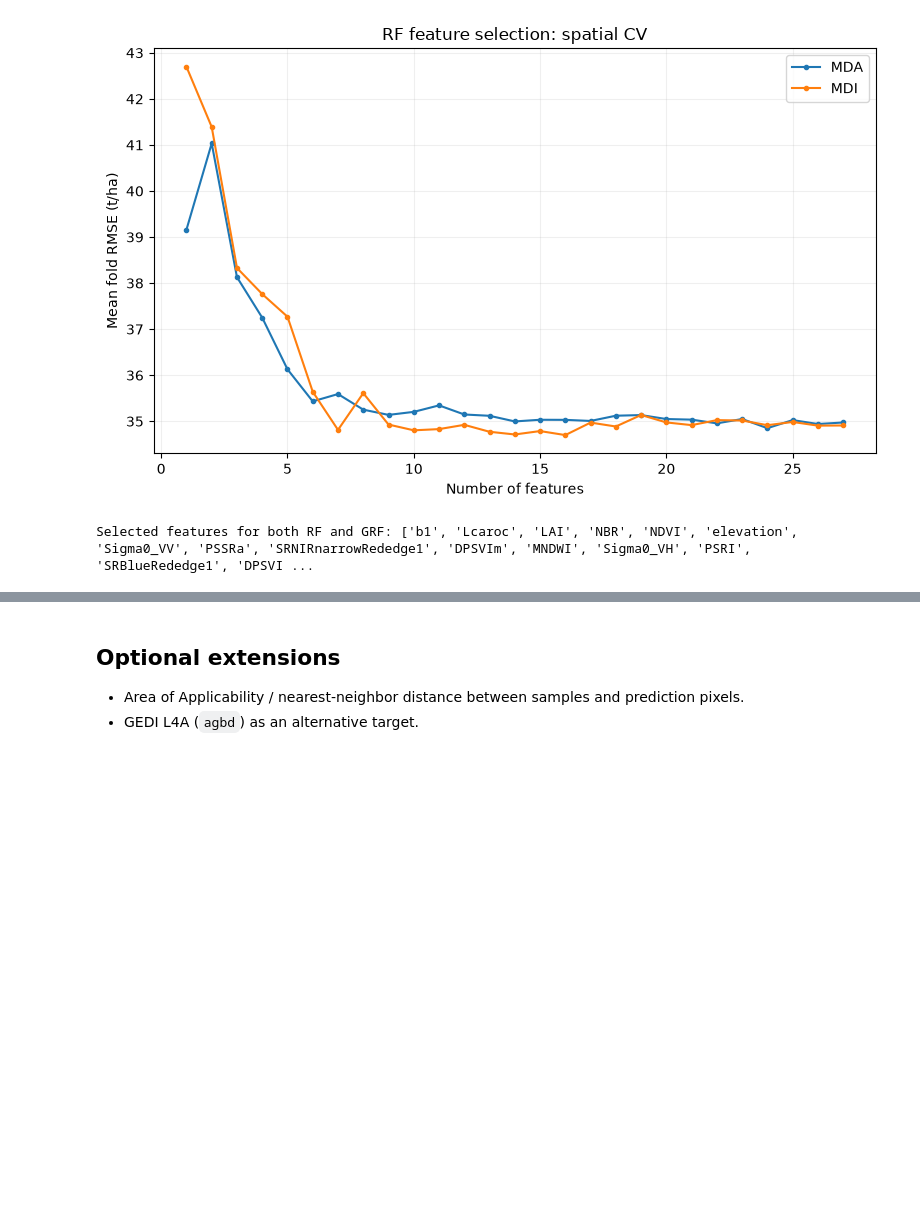
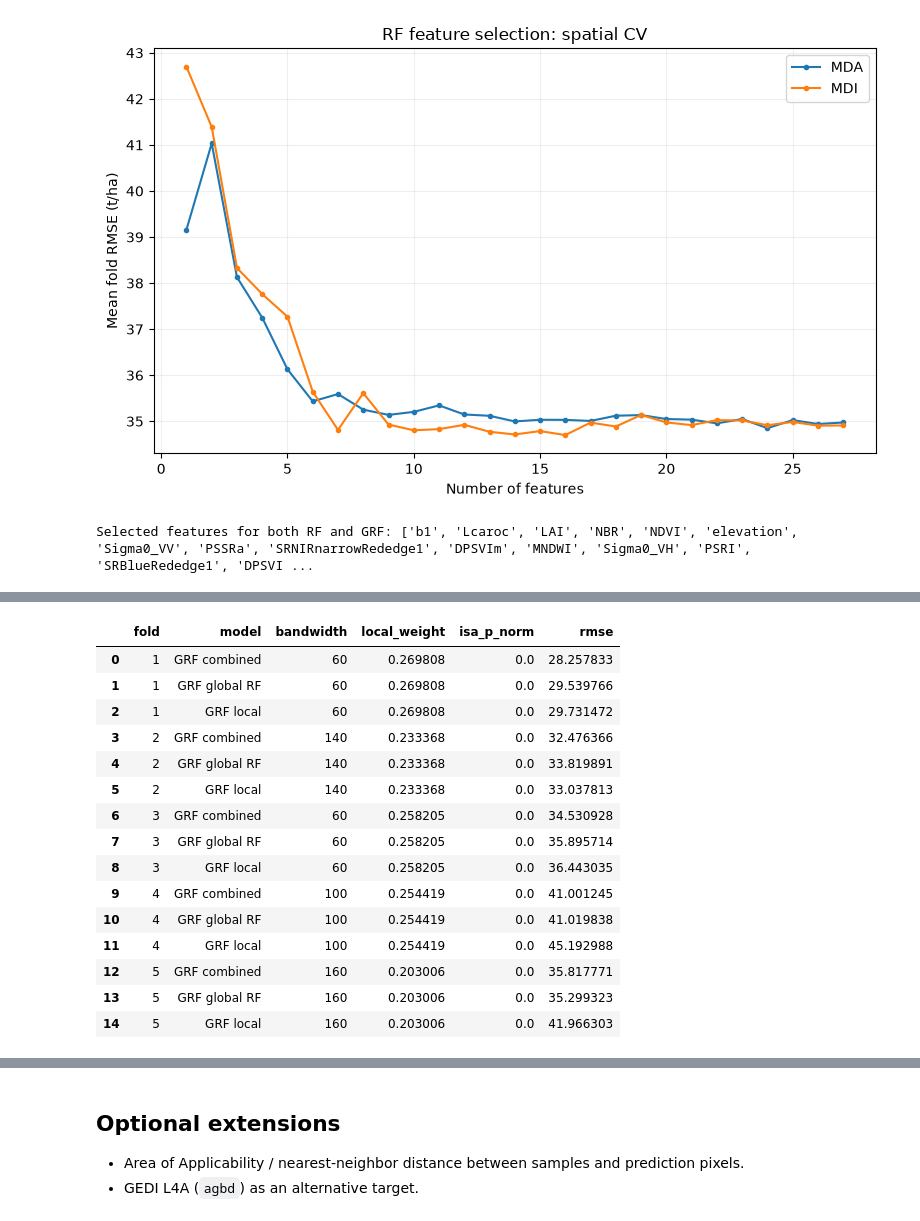
Before and after one commit to sdesena/above-ground-biomass-machine-learning, a Jupyter notebook: notebooks/biomass-spatial-aware-modeling.ipynb, the cells around one changed output, grey strips where cells are left out. Saved outputs shown, nothing was run; the diff lists cells and outputs as text; code cells hidden in the pictures; blank space fills up the shorter version.

```diff
--- a/notebooks/biomass-spatial-aware-modeling.ipynb
+++ b/notebooks/biomass-spatial-aware-modeling.ipynb
@@ -1281,2 +1351,70 @@ Inspired by `cap423-slides/06/10_GRF_Classification_PyGRF_spatialCV.ipynb`, adap
 # %%
-# TODO: fit and evaluate GRF with spatial CV and the held-out test
+import warnings
+from PyGRF import PyGRF
+
+GRF_TREES = 30
+GRF_BW_MIN, GRF_BW_MAX, GRF_BW_STEP = 20, 200, 20
+
+def projected_coordinates(frame):
+    return pd.DataFrame({"x": frame.geometry.x.to_numpy() / 1000,
+                         "y": frame.geometry.y.to_numpy() / 1000})
+
+def isa_parameters(target, coords):
+    if len(target) <= GRF_BW_MAX:
+        raise ValueError("Training fold must have more samples than GRF_BW_MAX.")
+    # ISA uses permutation draws internally; seed them for reproducibility.
+    np.random.seed(SEED)
+    bw, weight, p_value = PyGRF.search_bw_lw_ISA(
+        target.reset_index(drop=True), coords,
+        bw_min=GRF_BW_MIN, bw_max=GRF_BW_MAX + 1, step=GRF_BW_STEP,
+    )
+    if not np.isfinite(weight) or not 0 <= weight <= 1:
+        raise ValueError(f"ISA returned an invalid local weight: {weight}")
+    return int(bw), float(weight), float(p_value)
+
+def make_grf(bandwidth):
+    return PyGRF.PyGRFBuilder(
+        band_width=bandwidth, n_estimators=GRF_TREES, max_features=1.0,
+        train_weighted=True, predict_weighted=True, resampled=True,
+        bootstrap=True, random_state=SEED, n_jobs=1,
+    )
+
+def fit_grf(model, predictors, target, coords):
+    # PyGRF always computes OOB estimates with bootstrap, but we do not use them.
+    with warnings.catch_warnings():
+        warnings.filterwarnings(
+            "ignore", message="Some inputs do not have OOB scores.*",
+            category=UserWarning, module="sklearn.ensemble._forest",
+        )
+        model.fit(predictors, target, coords)
+
+grf_fold_results = []
+grf_spatial_predictions = {
+    name: np.full(len(X_train), np.nan)
+    for name in ["GRF combined", "GRF global RF", "GRF local"]
+}
+for fold_data, (train_idx, val_idx) in zip(fold_feature_data, spatial_cv):
+    features = (fold_data[best_method].sort_values(ascending=False, kind="stable")
+                .index[:best_n_features].tolist())
+    train_coords = projected_coordinates(train_spatial.iloc[train_idx])
+    val_coords = projected_coordinates(train_spatial.iloc[val_idx])
+    bandwidth, weight, p_value = isa_parameters(fold_data["y_train"], train_coords)
+    fold_grf = make_grf(bandwidth)
+    fit_grf(fold_grf, fold_data["X_train"][features], fold_data["y_train"], train_coords)
+    combined, global_rf, local_rf = fold_grf.predict(
+        fold_data["X_val"][features], val_coords, local_weight=weight
+    )
+    for name, prediction in [("GRF combined", combined), ("GRF global RF", global_rf),
+                             ("GRF local", local_rf)]:
+        grf_spatial_predictions[name][val_idx] = np.asarray(prediction)
+        grf_fold_results.append({
+            "fold": fold_data["fold"], "model": name, "bandwidth": bandwidth,
+            "local_weight": weight, "isa_p_norm": p_value,
+            "rmse": np.sqrt(mean_squared_error(fold_data["y_val"], prediction)),
+        })
+    del fold_grf
+    print(f"GRF fold {fold_data['fold']}/{N_FOLDS} complete")
+grf_fold_results = pd.DataFrame(grf_fold_results)
+display(grf_fold_results)
+display(grf_fold_results.groupby("model")["rmse"].agg(["mean", "std"]))
+# %% [output]
@@ -1282,0 +1431,16 @@ Inspired by `cap423-slides/06/10_GRF_Classification_PyGRF_spatialCV.ipynb`, adap
+|  | fold | model | bandwidth | local_weight | isa_p_norm | rmse |
+| 0 | 1 | GRF combined | 60 | 0.269808 | 0.0 | 28.257833 |
+| 1 | 1 | GRF global RF | 60 | 0.269808 | 0.0 | 29.539766 |
+| 2 | 1 | GRF local | 60 | 0.269808 | 0.0 | 29.731472 |
+| 3 | 2 | GRF combined | 140 | 0.233368 | 0.0 | 32.476366 |
+| 4 | 2 | GRF global RF | 140 | 0.233368 | 0.0 | 33.819891 |
+| 5 | 2 | GRF local | 140 | 0.233368 | 0.0 | 33.037813 |
+| 6 | 3 | GRF combined | 60 | 0.258205 | 0.0 | 34.530928 |
+| 7 | 3 | GRF global RF | 60 | 0.258205 | 0.0 | 35.895714 |
+| 8 | 3 | GRF local | 60 | 0.258205 | 0.0 | 36.443035 |
+| 9 | 4 | GRF combined | 100 | 0.254419 | 0.0 | 41.001245 |
+| 10 | 4 | GRF global RF | 100 | 0.254419 | 0.0 | 41.019838 |
+| 11 | 4 | GRF local | 100 | 0.254419 | 0.0 | 45.192988 |
+| 12 | 5 | GRF combined | 160 | 0.203006 | 0.0 | 35.817771 |
+| 13 | 5 | GRF global RF | 160 | 0.203006 | 0.0 | 35.299323 |
+| 14 | 5 | GRF local | 160 | 0.203006 | 0.0 | 41.966303 |
```
Also changed, not shown: parts of 26 cells of this notebook.
